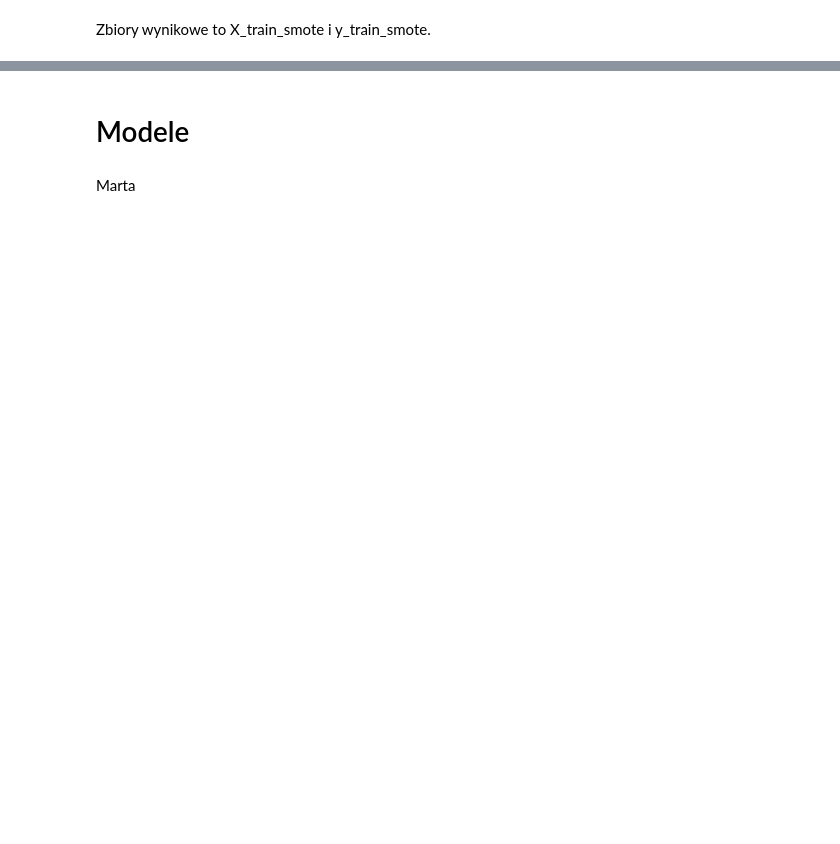
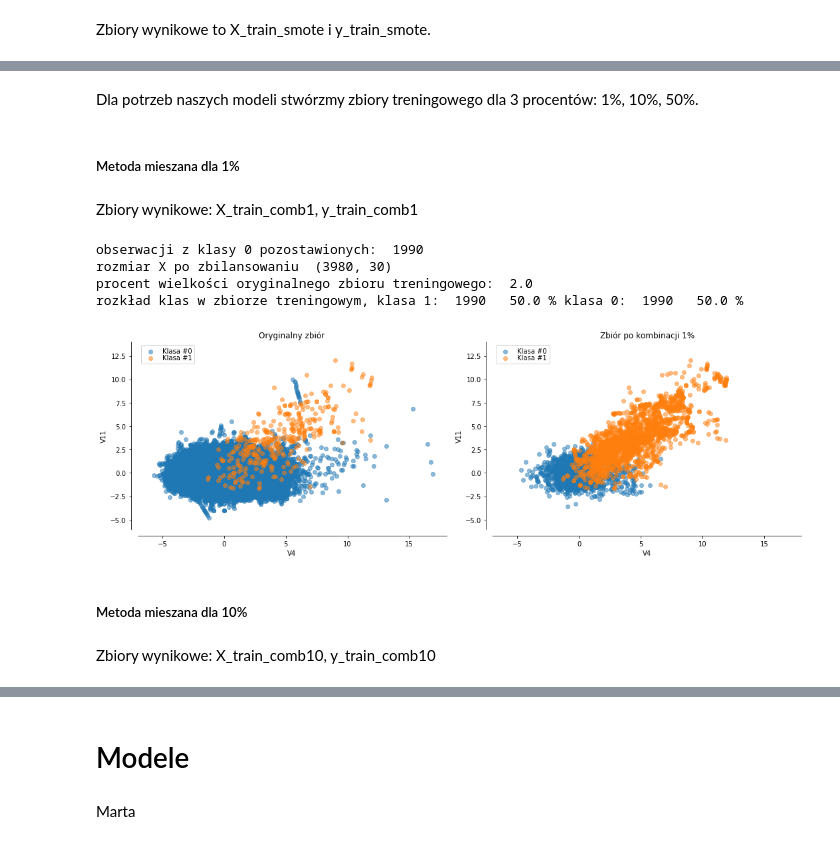
Before and after one commit to flaminka/CreditCardFraud, a Jupyter notebook: WB credit card fraud.ipynb, the cells around one changed output, grey strips where cells are left out. Drawn from its saved outputs; the diff is of its cells as text; code cells hidden in the pictures; blank space fills up the shorter version.

```diff
--- a/WB credit card fraud.ipynb
+++ b/WB credit card fraud.ipynb
@@ -312,0 +344,56 @@ plt.show()
+# %% [markdown]
+Dla potrzeb naszych modeli stwórzmy zbiory treningowego dla 3 procentów:  1%, 10%, 50%.
+# %% [markdown]
+##### Metoda mieszana dla 1%
+# %% [markdown]
+Zbiory wynikowe: X_train_comb1, y_train_comb1
+# %%
+procent = 1
+n = int(sum(y_train == 0) * procent/100)
+print("obserwacji z klasy 0 pozostawionych: ", n)
+
+# losowy wybor n obserwacji z klasy 0
+class_0_indices = np.array(X_train[y_train == 0].index)  # wybieram indexy wierszy z klasy 0
+class_0_indices = np.array(np.random.choice(class_0_indices, n, replace = False))  # losuje z nich niektóre
+
+# wszytkie obserwacje z klasy 1
+class_1_indices = np.array(X_train[y_train == 1].index)
+# wybieranie odpowiednich obserwacji
+indexy = np.concatenate([class_1_indices, class_0_indices]) # lacze obie tablice
+
+# Under sample dataset
+X_train_comb1 = X_train.loc[indexy] # wyciagam obserwacje z danymi wartosciami indeksu
+y_train_comb1 = y_train.loc[indexy]
+
+#SMOTE
+sm = SMOTE(kind='regular', k_neighbors=5)
+X_train_comb1 , y_train_comb1 = sm.fit_sample(X_train_comb1, y_train_comb1)
+# zmiana typy zmiennych
+X_train_comb1  = pd.DataFrame(X_train_comb1 , columns=X_train.columns)
+y_train_comb1 = pd.Series(y_train_comb1)
+
+print("rozmiar X po zbilansowaniu " ,  X_train_comb1.shape)
+print("procent wielkości oryginalnego zbioru treningowego: ", round(100* X_train_comb1.shape[0]/ X_train.shape[0],2))
+print("rozkład klas w zbiorze treningowym, klasa 1: ", sum(y_train_comb1 == 1), " ", 100*sum(y_train_comb1 == 1)/X_train_comb1.shape[0],
+      "% klasa 0: ",sum(y_train_comb1 == 0)," ", sum(y_train_comb1 == 1)/X_train_comb1.shape[0]*100, "%")
+# %% [output]
+obserwacji z klasy 0 pozostawionych:  1990
+rozmiar X po zbilansowaniu  (3980, 30)
+procent wielkości oryginalnego zbioru treningowego:  2.0
+rozkład klas w zbiorze treningowym, klasa 1:  1990   50.0 % klasa 0:  1990   50.0 %
+# %%
+f.clear
+f, (ax1, ax2) = plt.subplots(1, 2)
+f.set_size_inches(15,5)
+
+plot_resampling(ax1, X_train, y_train, 'Oryginalny zbiór', limits_x, limits_y)
+plot_resampling(ax2, X_train_comb1, y_train_comb1, 'Zbiór po kombinacji 1%',  limits_x, limits_y)
+
+plt.tight_layout()
+plt.show()
+# %% [output]
+[figure, added]
+# %% [markdown]
+##### Metoda mieszana dla 10%
+# %% [markdown]
+Zbiory wynikowe: X_train_comb10, y_train_comb10
```
Also changed, not shown: parts of 44 cells of this notebook, 1 other file.
